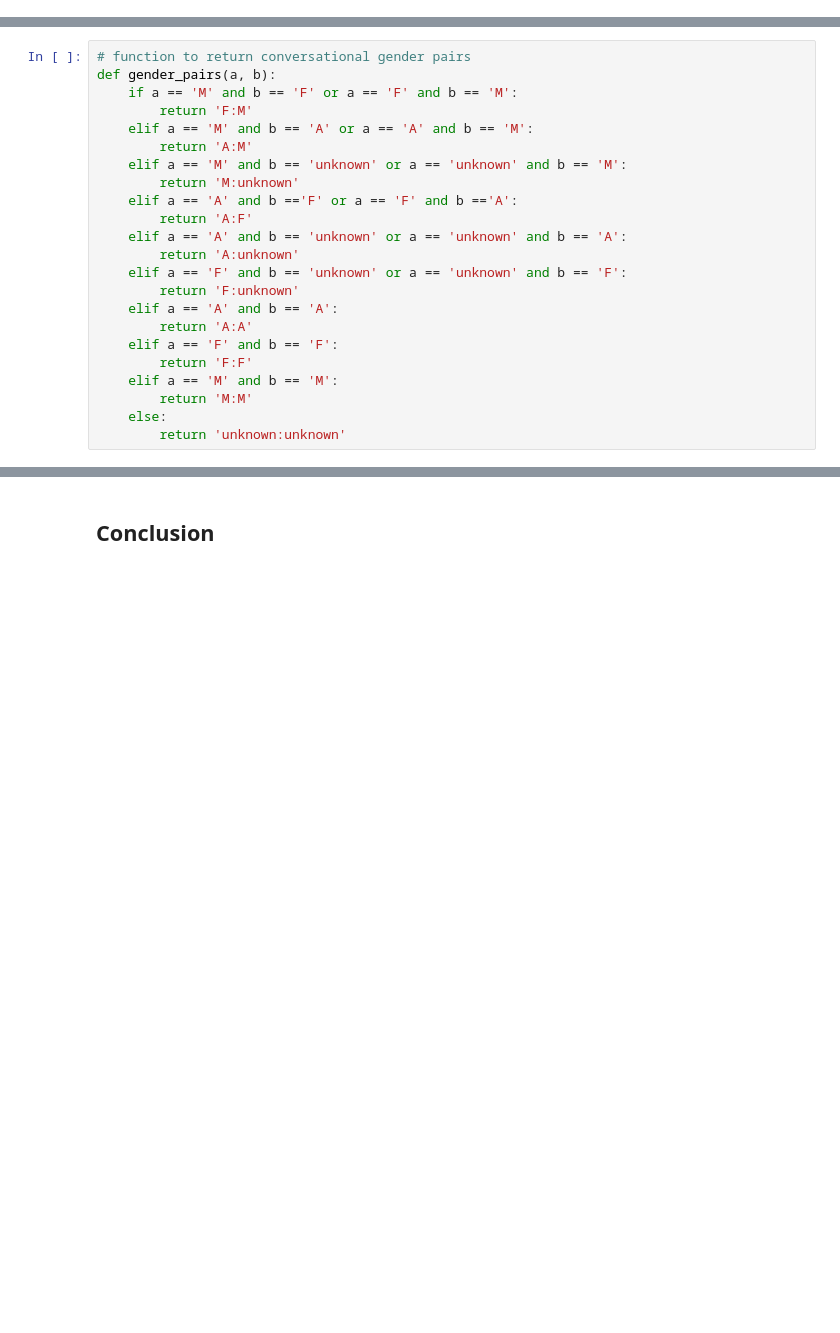
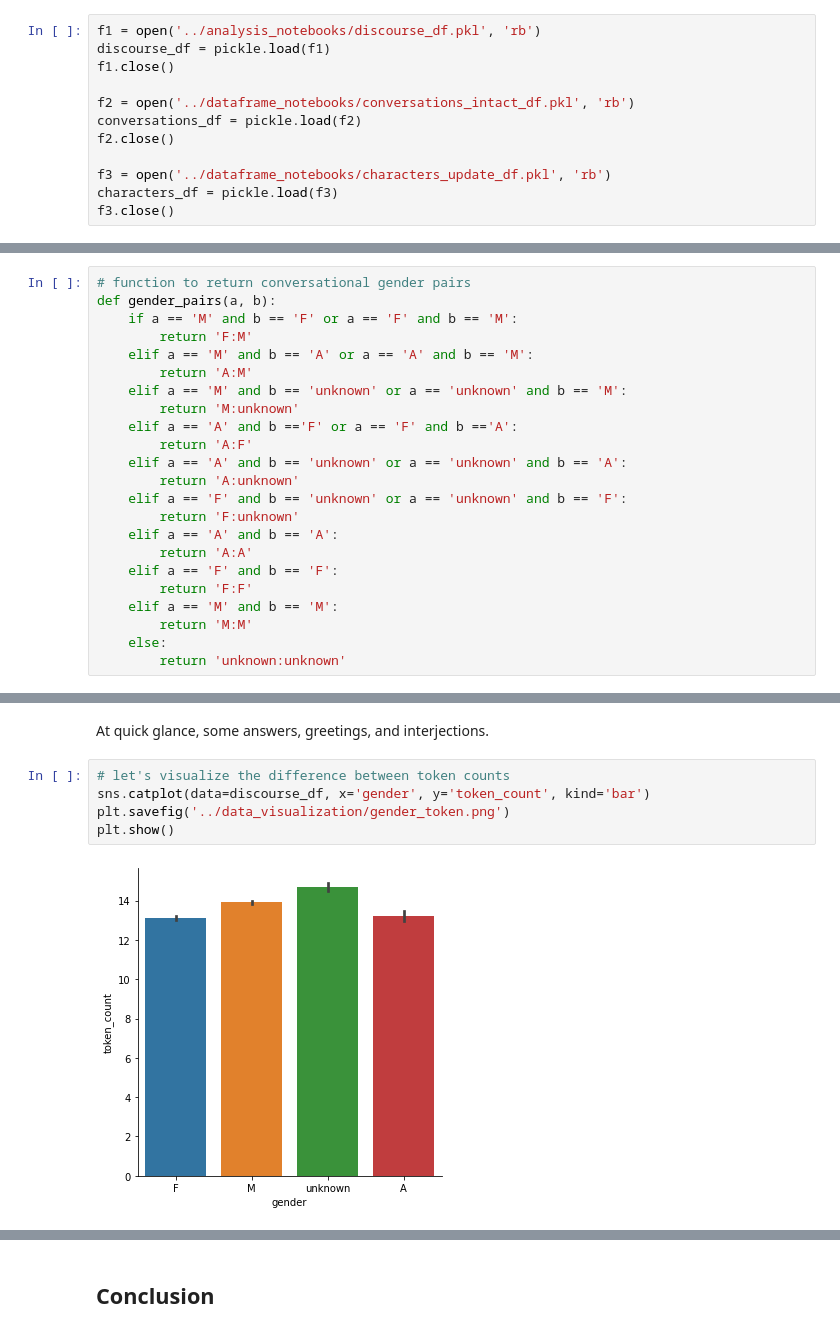
Before and after one commit to Data-Science-for-Linguists-2023/Movie-Gender-Dialogue-Analysis, a Jupyter notebook: analysis_notebooks/Discourse_Analysis.ipynb, the cells around one changed output, grey strips where cells are left out. Saved outputs shown, nothing was run; the diff lists cells and outputs as text; blank space fills up the shorter version.

```diff
--- a/analysis_notebooks/Discourse_Analysis.ipynb
+++ b/analysis_notebooks/Discourse_Analysis.ipynb
@@ -13,0 +22,12 @@
+# %%
+f1 = open('../analysis_notebooks/discourse_df.pkl', 'rb')
+discourse_df = pickle.load(f1)
+f1.close()
+
+f2 = open('../dataframe_notebooks/conversations_intact_df.pkl', 'rb')
+conversations_df = pickle.load(f2)
+f2.close()
+
+f3 = open('../dataframe_notebooks/characters_update_df.pkl', 'rb')
+characters_df = pickle.load(f3)
+f3.close()
@@ -84,0 +308,9 @@ plt.show()
+# %% [markdown]
+At quick glance, some answers, greetings, and interjections.
+# %%
+# let's visualize the difference between token counts
+sns.catplot(data=discourse_df, x='gender', y='token_count', kind='bar')
+plt.savefig('../data_visualization/gender_token.png')
+plt.show()
+# %% [output]
+[figure, added]
```
Also changed, not shown: parts of 75 cells of this notebook.
